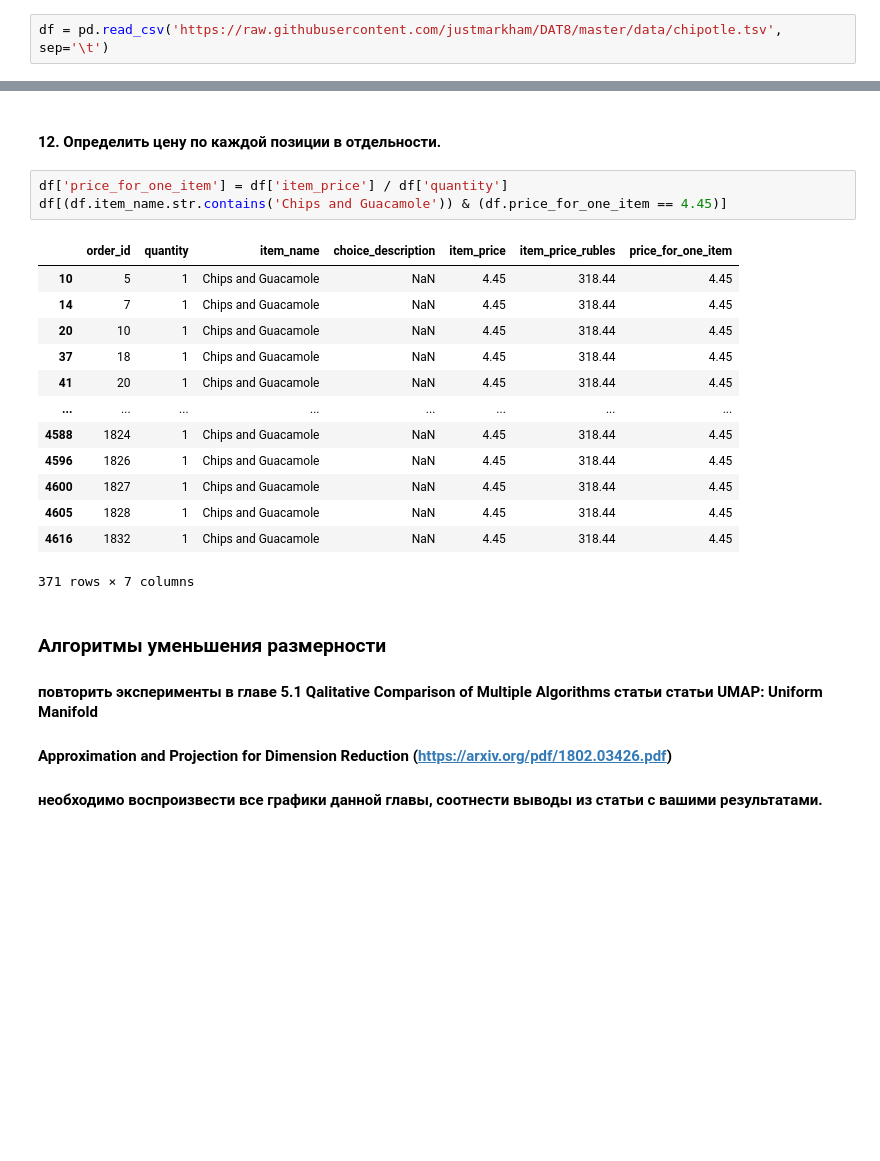
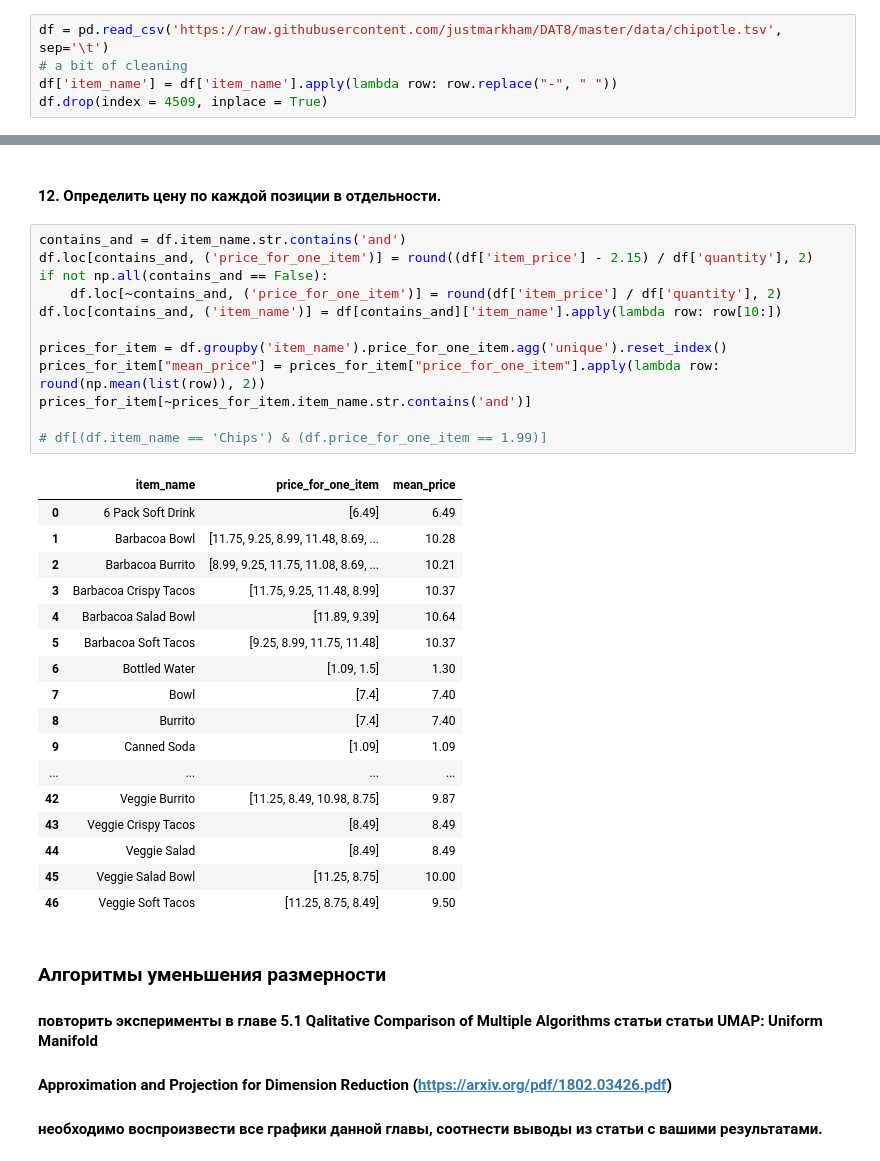
Before and after one commit to 4eckah78/machine-learning, a Jupyter notebook: homework1.ipynb, the cells around one changed output, grey strips where cells are left out. Drawn from its saved outputs; the diff is of its cells as text; blank space fills up the shorter version.

```diff
--- a/homework1.ipynb
+++ b/homework1.ipynb
@@ -8,6 +8,9 @@ import matplotlib.pyplot as plt
 #### Загрузить данные в pandas по url=https://raw.githubusercontent.com/justmarkham/DAT8/master/data/chipotle.tsv
 # %%
 df = pd.read_csv('https://raw.githubusercontent.com/justmarkham/DAT8/master/data/chipotle.tsv', sep='\t')
+# a bit of cleaning
+df['item_name'] = df['item_name'].apply(lambda row: row.replace("-", " "))
+df.drop(index = 4509, inplace = True)
 # %% [markdown]
 #### 1. Вывести: кол-во наблюдений в датасете
 # %%
@@ -169,22 +181,35 @@ group2[['quantity', 'item_price']]
 # %% [markdown]
 #### 12. Определить цену по каждой позиции в отдельности.
 # %%
-df['price_for_one_item'] = df['item_price'] / df['quantity']
-df[(df.item_name.str.contains('Chips and Guacamole')) & (df.price_for_one_item == 4.45)]
+contains_and = df.item_name.str.contains('and')
+df.loc[contains_and, ('price_for_one_item')] = round((df['item_price'] - 2.15) / df['quantity'], 2)
+if not np.all(contains_and == False):
+    df.loc[~contains_and, ('price_for_one_item')] = round(df['item_price'] / df['quantity'], 2)
+df.loc[contains_and, ('item_name')] = df[contains_and]['item_name'].apply(lambda row: row[10:])
+
+prices_for_item = df.groupby('item_name').price_for_one_item.agg('unique').reset_index()
+prices_for_item["mean_price"] = prices_for_item["price_for_one_item"].apply(lambda row: round(np.mean(list(row)), 2))
+prices_for_item[~prices_for_item.item_name.str.contains('and')]
+
+# df[(df.item_name == 'Chips') & (df.price_for_one_item == 1.99)]
 # %% [output]
-|  | order_id | quantity | item_name | choice_description | item_price | item_price_rubles | price_for_one_item |
-| 10 | 5 | 1 | Chips and Guacamole | NaN | 4.45 | 318.44 | 4.45 |
-| 14 | 7 | 1 | Chips and Guacamole | NaN | 4.45 | 318.44 | 4.45 |
-| 20 | 10 | 1 | Chips and Guacamole | NaN | 4.45 | 318.44 | 4.45 |
-| 37 | 18 | 1 | Chips and Guacamole | NaN | 4.45 | 318.44 | 4.45 |
-| 41 | 20 | 1 | Chips and Guacamole | NaN | 4.45 | 318.44 | 4.45 |
-| ... | ... | ... | ... | ... | ... | ... | ... |
-| 4588 | 1824 | 1 | Chips and Guacamole | NaN | 4.45 | 318.44 | 4.45 |
-| 4596 | 1826 | 1 | Chips and Guacamole | NaN | 4.45 | 318.44 | 4.45 |
-| 4600 | 1827 | 1 | Chips and Guacamole | NaN | 4.45 | 318.44 | 4.45 |
-| 4605 | 1828 | 1 | Chips and Guacamole | NaN | 4.45 | 318.44 | 4.45 |
-| 4616 | 1832 | 1 | Chips and Guacamole | NaN | 4.45 | 318.44 | 4.45 |
+|  | item_name | price_for_one_item | mean_price |
+| 0 | 6 Pack Soft Drink | [6.49] | 6.49 |
+| 1 | Barbacoa Bowl | [11.75, 9.25, 8.99, 11.48, 8.69, ... | 10.28 |
+| 2 | Barbacoa Burrito | [8.99, 9.25, 11.75, 11.08, 8.69, ... | 10.21 |
+| 3 | Barbacoa Crispy Tacos | [11.75, 9.25, 11.48, 8.99] | 10.37 |
+| 4 | Barbacoa Salad Bowl | [11.89, 9.39] | 10.64 |
+| 5 | Barbacoa Soft Tacos | [9.25, 8.99, 11.75, 11.48] | 10.37 |
+| 6 | Bottled Water | [1.09, 1.5] | 1.30 |
+| 7 | Bowl | [7.4] | 7.40 |
+| 8 | Burrito | [7.4] | 7.40 |
+| 9 | Canned Soda | [1.09] | 1.09 |
+| ... | ... | ... | ... |
+| 42 | Veggie Burrito | [11.25, 8.49, 10.98, 8.75] | 9.87 |
+| 43 | Veggie Crispy Tacos | [8.49] | 8.49 |
+| 44 | Veggie Salad | [8.49] | 8.49 |
+| 45 | Veggie Salad Bowl | [11.25, 8.75] | 10.00 |
+| 46 | Veggie Soft Tacos | [11.25, 8.75, 8.49] | 9.50 |
-371 rows × 7 columns
 # %% [markdown]
 ### Алгоритмы уменьшения размерности
 
```
Also changed, not shown: parts of 9 cells of this notebook.
